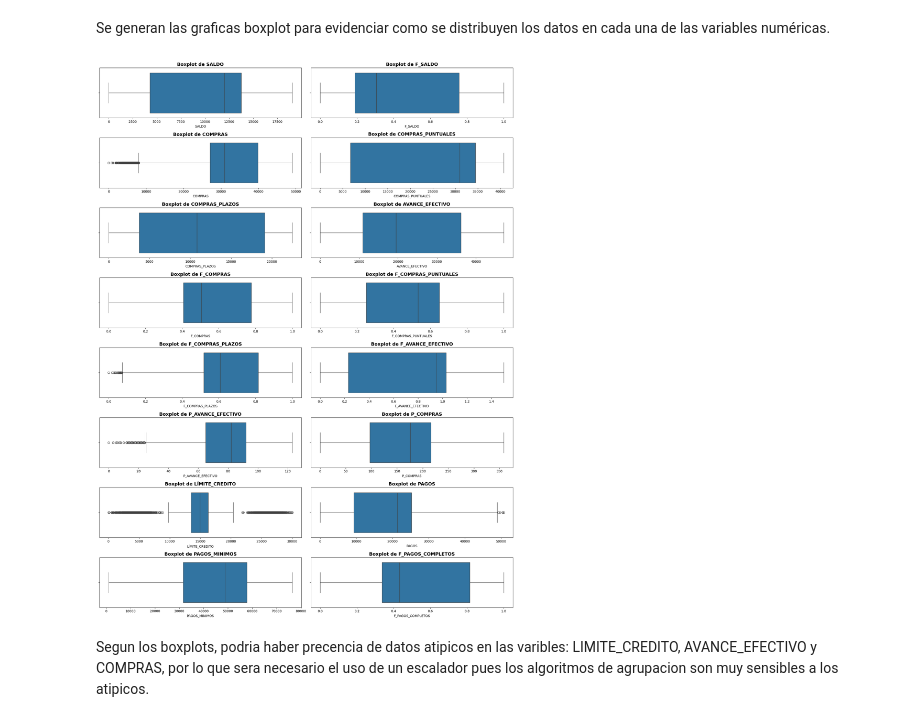
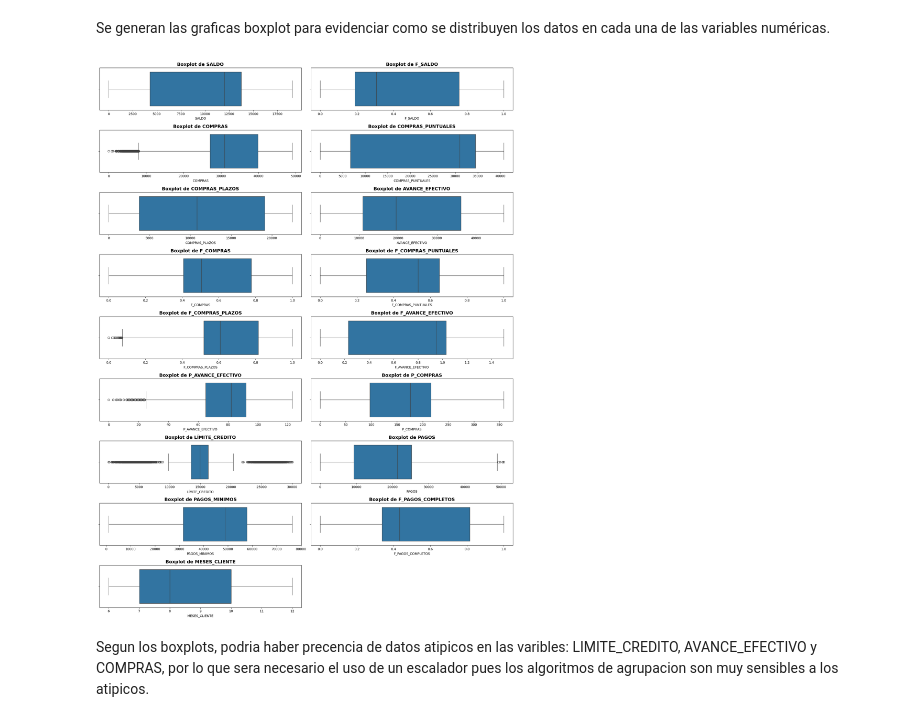
Before and after one commit to NataliaVillegasC/BI-Laboratorio2_Agrupacion, a Jupyter notebook: NataliaLab copy.ipynb, the cells around one changed output. Saved outputs shown, nothing was run; the diff lists cells and outputs as text; code cells hidden in the pictures.

```diff
--- a/NataliaLab copy.ipynb
+++ b/NataliaLab copy.ipynb
@@ -131,10 +131,6 @@ column_titles
 ### 1.1.1 Atributos numéricos
 # %%
 atributosNum = df.select_dtypes(include=[np.number]).columns
-
-# Se usa drop para eliminar la columna 'MESES_CLIENTE'
-atributosNum = atributosNum.drop('MESES_CLIENTE')
-
 pd.DataFrame(atributosNum, columns=['Atributos numéricos'])
 # %% [output]
 |  | Atributos numéricos |
@@ -173,13 +170,13 @@ Se generan las graficas boxplot para evidenciar como se distribuyen los datos en
 # %%
 plt.figure(figsize=(18, 24))
 for i, col in enumerate(atributosNum, 1):
-    plt.subplot(8, 2, i)
+    plt.subplot(9, 2, i)
     sns.boxplot(x=df[col])
     plt.title(f'Boxplot de {col}', fontsize=14, fontweight='bold')
 plt.tight_layout()
 plt.show()
 # %% [output]
-[figure, old version]
+[figure, new version]
 # %% [markdown]
 Segun los boxplots, podria haber precencia de datos atipicos en las varibles: LIMITE_CREDITO, AVANCE_EFECTIVO y COMPRAS, por lo que sera necesario el uso de un escalador pues los algoritmos de agrupacion son muy sensibles a los atipicos.
 # %%
```
Also changed, not shown: parts of 13 cells of this notebook, 2 other files.
